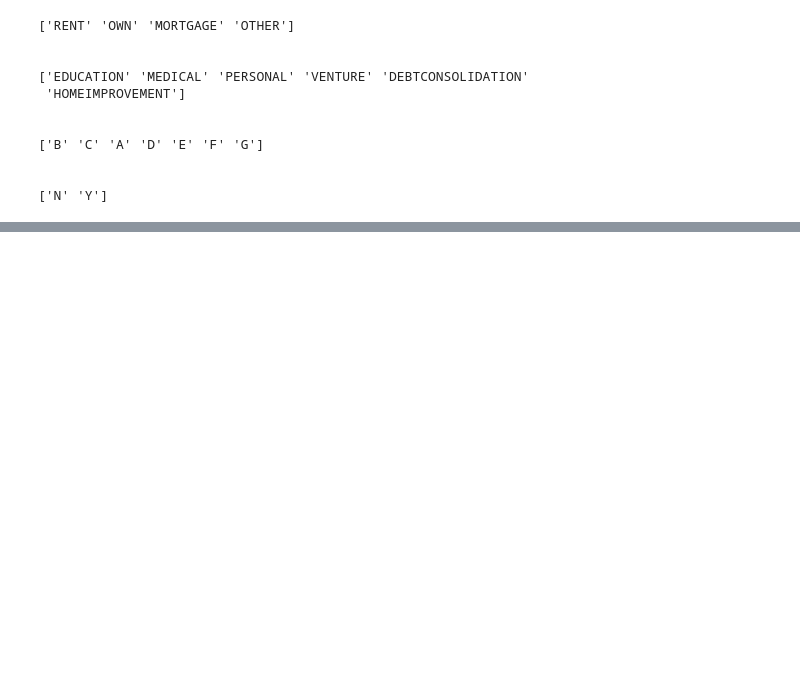
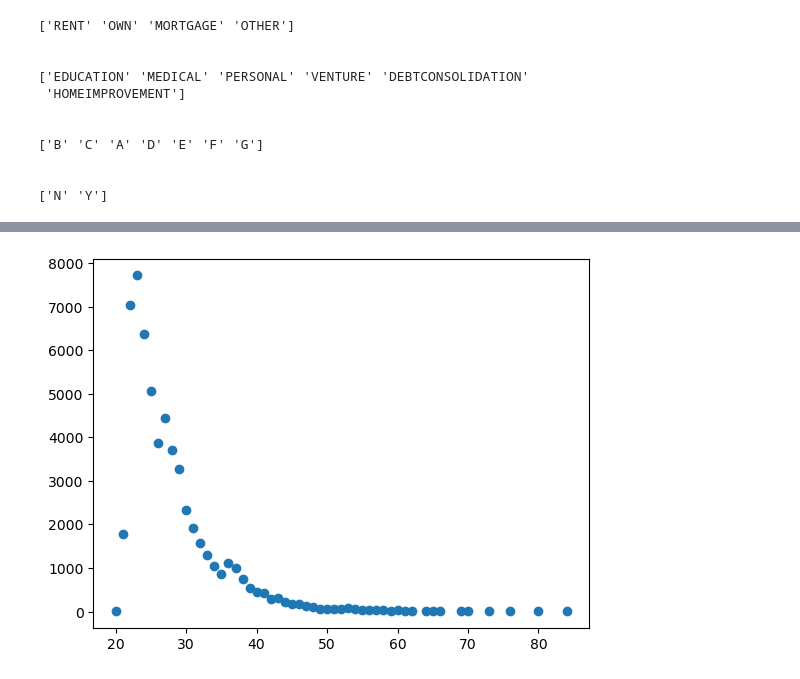
Before and after one commit to VithushanE/LoanApprovalPrediction, a Jupyter notebook: Loan Approval Prediction.ipynb, the cells around one changed output, grey strips where cells are left out. Saved outputs shown, nothing was run; the diff lists cells and outputs as text; code cells hidden in the pictures; blank space fills up the shorter version.

```diff
--- a/Loan Approval Prediction.ipynb
+++ b/Loan Approval Prediction.ipynb
@@ -160,0 +230,12 @@ array(['RENT', 'OWN', 'MORTGAGE'], dtype=object)
+# %%
+count_df = (data2['person_age'].value_counts()).reset_index()
+count_df.columns = ['person_age','count']
+plt.scatter(count_df['person_age'],count_df['count'] )
+
+# This person's age is an outlier
+data2[data2['person_age'] > 122 ]
+
+# Drop "Outlier" since it misrepresents data
+data2 = data2[data2['person_age'] != 123]
+# %% [output]
+[figure, added]
```
Also changed, not shown: parts of 10 cells of this notebook.
